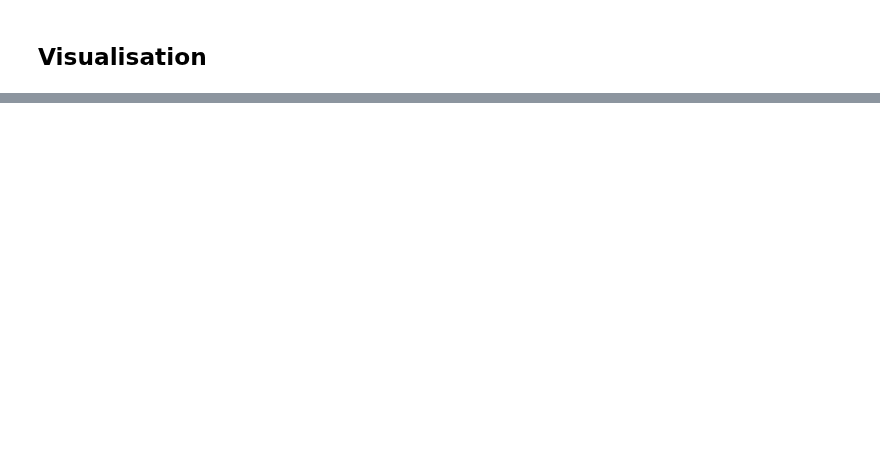
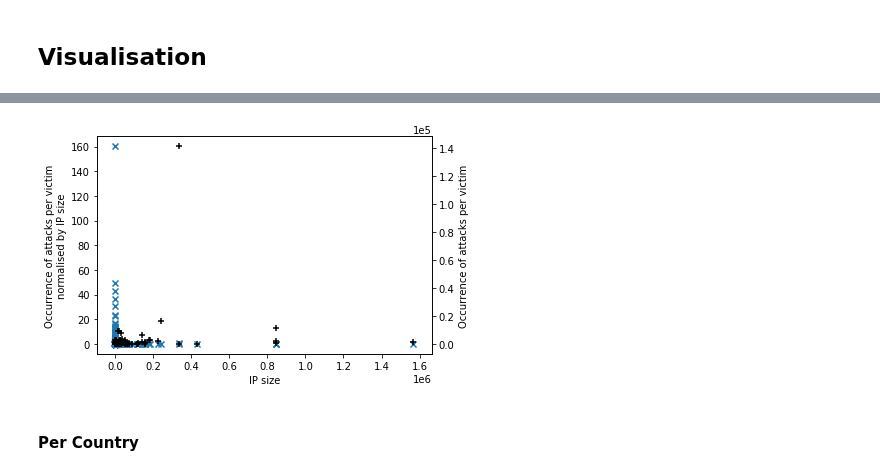
Before and after one commit to WKSu/WM0824TU-economics-of-cybersecurity-DDoS, a Jupyter notebook: block4-SecurityEconomics/hosting-provider-org.ipynb, the cells around one changed output, grey strips where cells are left out. Drawn from its saved outputs; the diff is of its cells as text; code cells hidden in the pictures; blank space fills up the shorter version.

```diff
--- a/block4-SecurityEconomics/hosting-provider-org.ipynb
+++ b/block4-SecurityEconomics/hosting-provider-org.ipynb
@@ -118,3 +140,19 @@ orgs
+# %%
+fig, ax1 = plt.subplots()
+ax1.scatter(x=orgs.org_ipsize_seen, y=orgs.count_attack_norm,  marker="x")
+ax1.set_ylabel("Occurrence of attacks per victim\nnormalised by IP size"), ax1.set_xlabel("IP size")
+# ax1.axvline(x=THRESHOLD, color='r', linestyle="--")
+
+ax2 = ax1.twinx()
+ax2.scatter(x=orgs.org_ipsize_seen, y=orgs.count_attack, marker="+", color="black")
+ax2.set_ylabel("Occurrence of attacks per victim")
+
+plt.ticklabel_format(style='sci', axis='both', scilimits=(0,0))
+fig.savefig("images/attack-by-ipsize.png")
+# %% [output]
+[figure, added]
+# %% [markdown]
+#### Per Country
 # %%
 # color the boxplots per region
 regions = orgs.region.unique()
```
Also changed, not shown: parts of 14 cells of this notebook.
